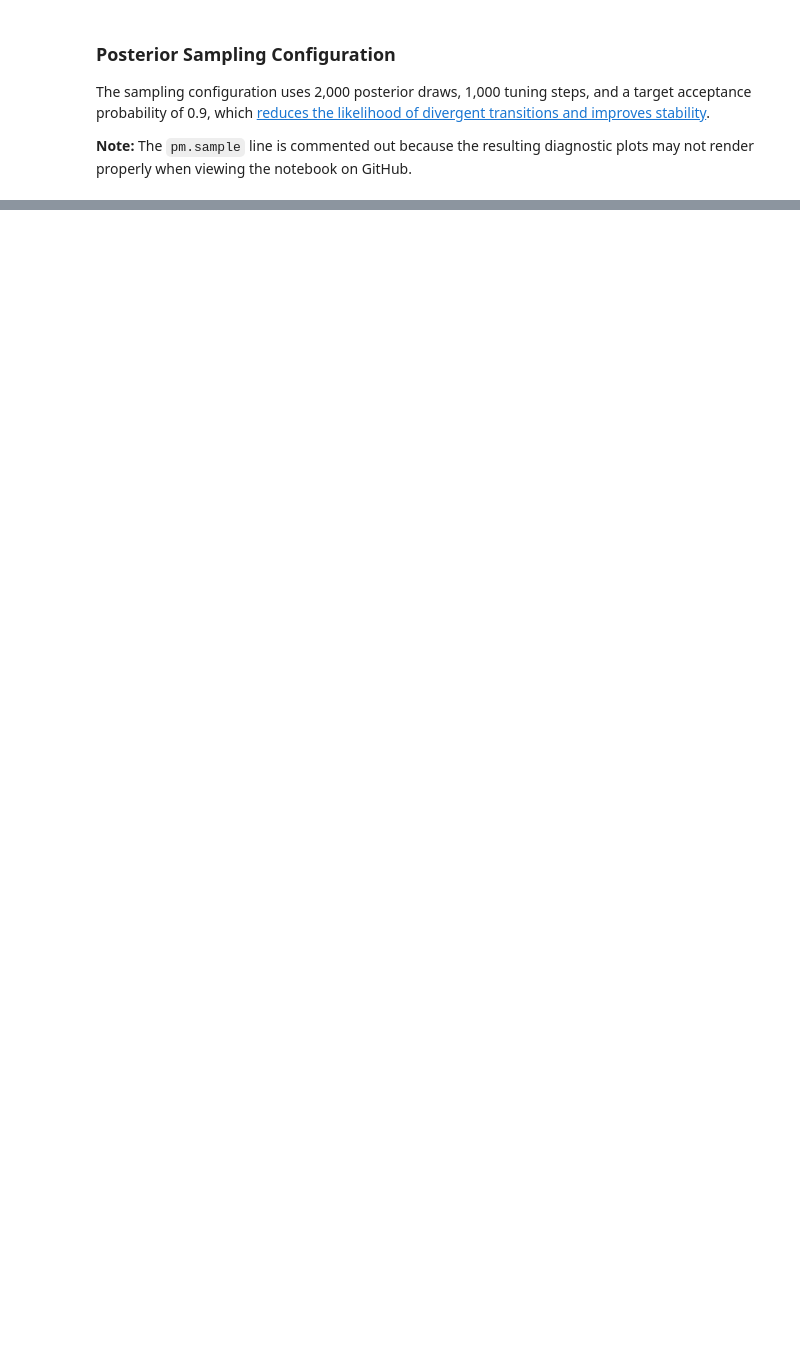
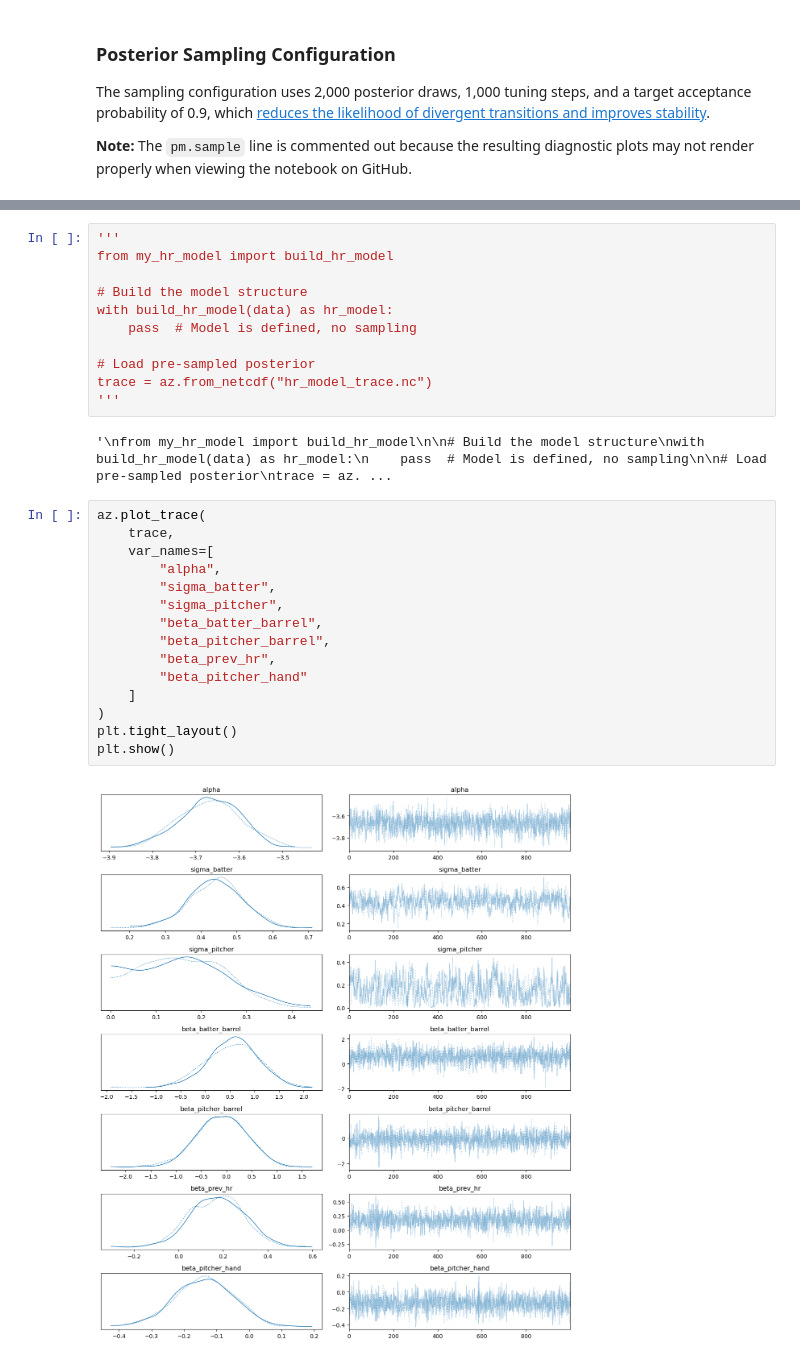
Before and after one commit to Sam-Gartenstein/home-run-prediction, a Jupyter notebook: Home Run Prediction.ipynb, the cells around one changed output, grey strips where cells are left out. Cells and saved outputs as stored; diff of their text form; blank space fills up the shorter version.

Commit message:
Updated Home Run Prediction model, added preprocressing notebooks for 2024 and 2025, and started to moduralize functions via py files

```diff
--- a/Home Run Prediction.ipynb
+++ b/Home Run Prediction.ipynb
@@ -207,0 +251,30 @@ Estimated HR probability for a given at-bat (Aaron Judge vs Cameron, Noah): 0.04
+# %%
+'''
+from my_hr_model import build_hr_model
+
+# Build the model structure
+with build_hr_model(data) as hr_model:
+    pass  # Model is defined, no sampling
+
+# Load pre-sampled posterior
+trace = az.from_netcdf("hr_model_trace.nc")
+'''
+# %% [output]
+'\nfrom my_hr_model import build_hr_model\n\n# Build the model structure\nwith build_hr_model(data) as hr_model:\n    pass  # Model is defined, no sampling\n\n# Load pre-sampled posterior\ntrace = az. ...
+# %%
+az.plot_trace(
+    trace,
+    var_names=[
+        "alpha",
+        "sigma_batter",
+        "sigma_pitcher",
+        "beta_batter_barrel",
+        "beta_pitcher_barrel",
+        "beta_prev_hr",
+        "beta_pitcher_hand"
+    ]
+)
+plt.tight_layout()
+plt.show()
+# %% [output]
+[figure, added]
```
Also changed, not shown: parts of 39 cells of this notebook, 4 other files.
